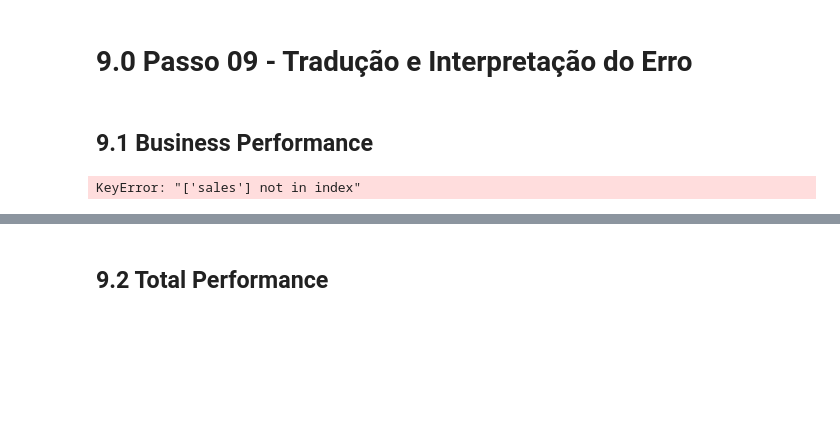
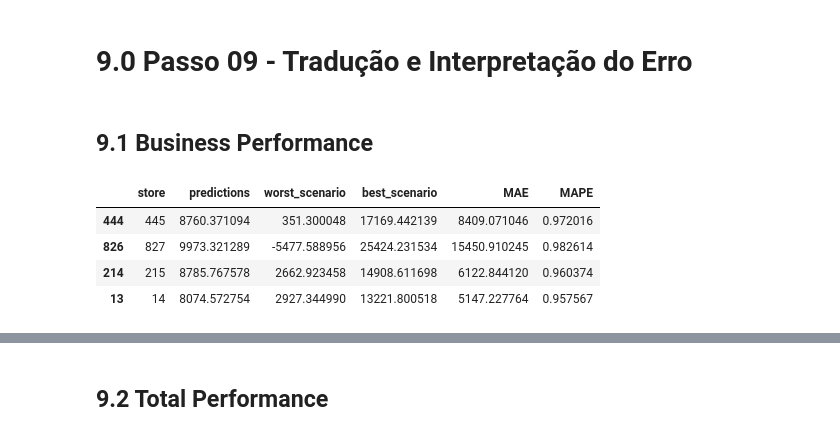
Before and after one commit to valferreiraalv/rossmamm_sales_predict, a Jupyter notebook: notebooks/m04_v01_store_sales_prediction.ipynb, the cells around one changed output, grey strips where cells are left out. Saved outputs shown, nothing was run; the diff lists cells and outputs as text; code cells hidden in the pictures; blank space fills up the shorter version.

```diff
--- a/notebooks/m04_v01_store_sales_prediction.ipynb
+++ b/notebooks/m04_v01_store_sales_prediction.ipynb
@@ -1387,8 +1386,8 @@ df9['predictions'] = np.expm1( yhat_xgb_tuned )
 df91 = df9[['store', 'predictions']].groupby( 'store' ).sum().reset_index()
 
 # MAE and MAPE
-df9_aux1 = df9[['store', 'sales', 'predictions']].groupby( 'store' ).apply( lambda X: mean_absolute_error( X['sales'], X['predictions'] ) ).reset_index().rename( columns={0:'MAE'})
-df9_aux2 = df9[['store', 'sales', 'predictions']].groupby( 'store' ).apply( lambda X: mean_absolute_percentage_error( X['sales'], X['predictions'] ) ).reset_index().rename( columns={0:'MAPE'})
+df9_aux1 = df9[['store', 'sales', 'predictions']].groupby( 'store' ).apply( lambda x: mean_absolute_error( x['sales'], x['predictions'] ) ).reset_index().rename( columns={0:'MAE'})
+df9_aux2 = df9[['store', 'sales', 'predictions']].groupby( 'store' ).apply( lambda x: mean_absolute_percentage_error( x['sales'], x['predictions'] ) ).reset_index().rename( columns={0:'MAPE'})
 
 # Merge
 df9_aux3 = pd.merge( df9_aux1, df9_aux2, how='inner', on='store' )
@@ -1399,8 +1398,14 @@ df92['worst_scenario'] = df92['predictions'] - df92['MAE']
 df92['best_scenario'] = df92['predictions'] + df92['MAE']
 
 # Order columns
-df92 = df92[['sales', 'predictions', 'worst_scenario', 'best_scenario', 'MAE', 'MAPE']]
+df92 = df92[['store', 'predictions', 'worst_scenario', 'best_scenario', 'MAE', 'MAPE']]
-# %% [output]
-KeyError: "['sales'] not in index"
+# %%
+df92.sample(4)
+# %% [output]
+|  | store | predictions | worst_scenario | best_scenario | MAE | MAPE |
+| 444 | 445 | 8760.371094 | 351.300048 | 17169.442139 | 8409.071046 | 0.972016 |
+| 826 | 827 | 9973.321289 | -5477.588956 | 25424.231534 | 15450.910245 | 0.982614 |
+| 214 | 215 | 8785.767578 | 2662.923458 | 14908.611698 | 6122.844120 | 0.960374 |
+| 13 | 14 | 8074.572754 | 2927.344990 | 13221.800518 | 5147.227764 | 0.957567 |
 # %%
 df92.sort_values( 'MAPE', ascending=False ).head()
```
Also changed, not shown: parts of 21 cells of this notebook.
